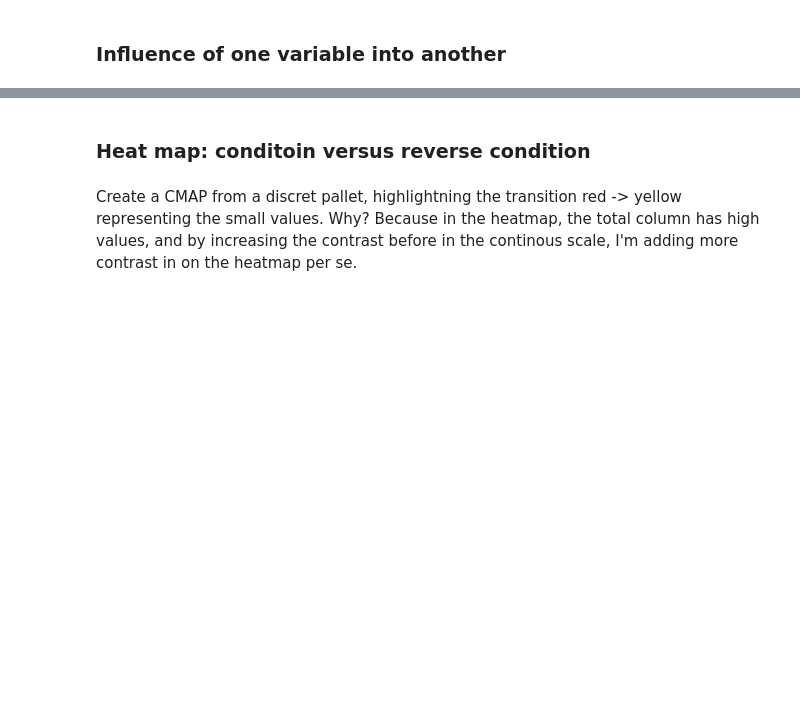
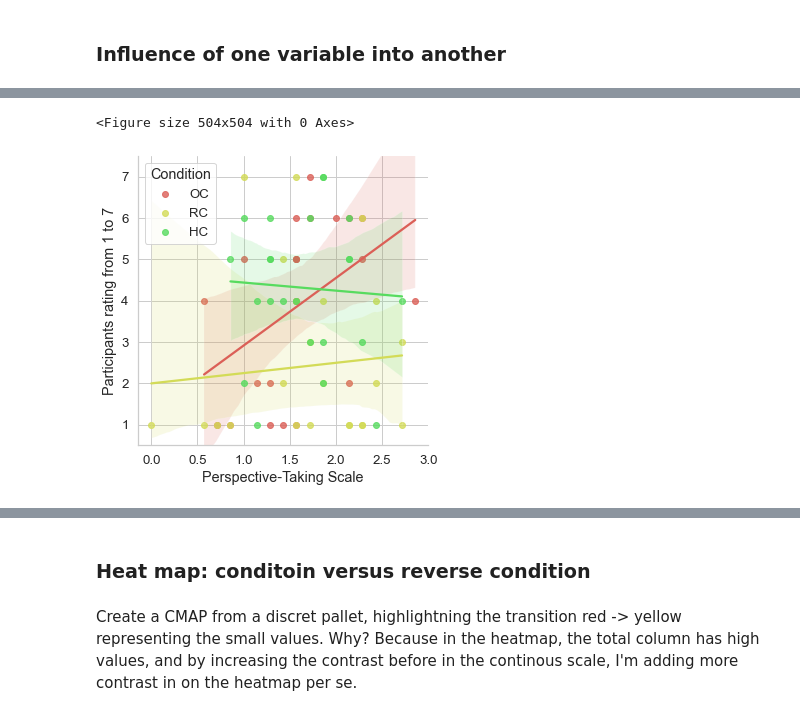
Before and after one commit to Joao-Tiago-Almeida/HRI2023---Conference-Paper, a Jupyter notebook: main.ipynb, the cells around one changed output, grey strips where cells are left out. Cells and saved outputs as stored; diff of their text form; code cells hidden in the pictures; blank space fills up the shorter version.

```diff
--- a/main.ipynb
+++ b/main.ipynb
@@ -66,13 +32,17 @@ plt.savefig(f"figures/Empathic Concern scale on influence.pdf",bbox_inches='tigh
 # %%
+plt.figure(figsize=(7.0, 7.0))
 g = sns.lmplot(
     x="Perspective-Taking Scale",
     y="Do you think the manner the robot addressed the object influenced how much time you spent helping it?",
     hue='Condition',
     data=df.fillna(1),
     robust=True,
     facet_kws = {"legend_out" : False}
     )
 g.set(ylabel="Participants rating from 1 to 7")
 g.set(ylim=(0.5, 7.5))
 plt.savefig(f"figures/PT scale on influence.pdf",bbox_inches='tight')
+# %% [output]
+<Figure size 504x504 with 0 Axes>
+[figure, added]
 # %%
```
Also changed, not shown: parts of 16 cells of this notebook, 9 other files.
